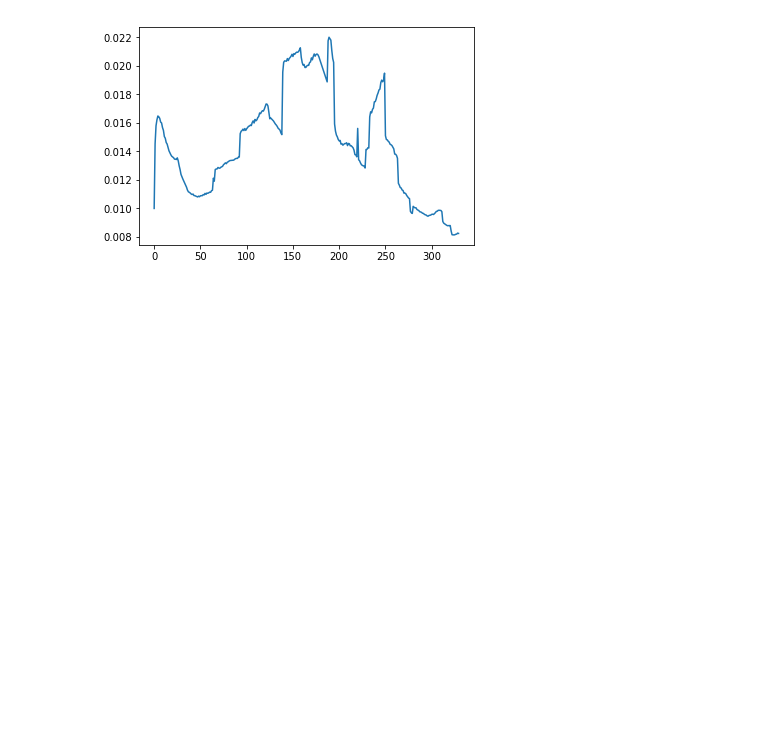
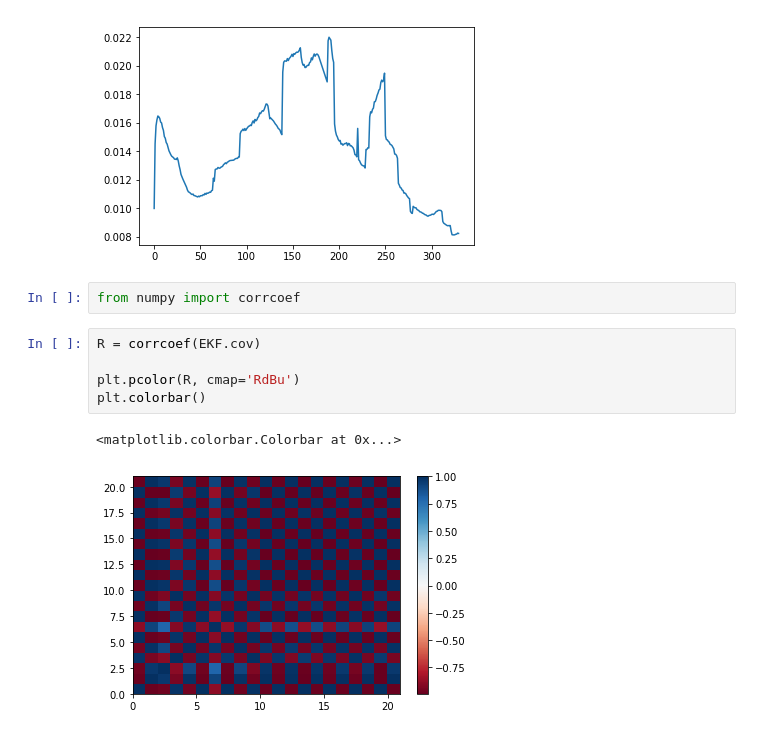
Before and after one commit to ToastyToast/prob-rob, a Jupyter notebook: examples/ekf_slam_known.ipynb, the cells around one changed output. Saved outputs shown, nothing was run; the diff lists cells and outputs as text; blank space fills up the shorter version.

```diff
--- a/examples/ekf_slam_known.ipynb
+++ b/examples/ekf_slam_known.ipynb
@@ -280,3 +283,13 @@ plt.plot(cov_dets)
 [<matplotlib.lines.Line2D at 0x...>]
 [figure]
 [figure]
+# %%
+from numpy import corrcoef
+# %%
+R = corrcoef(EKF.cov)
+
+plt.pcolor(R, cmap='RdBu')
+plt.colorbar()
+# %% [output]
+<matplotlib.colorbar.Colorbar at 0x...>
+[figure, added]
```
Also changed, not shown: parts of 1 cell of this notebook, 2 other files.
